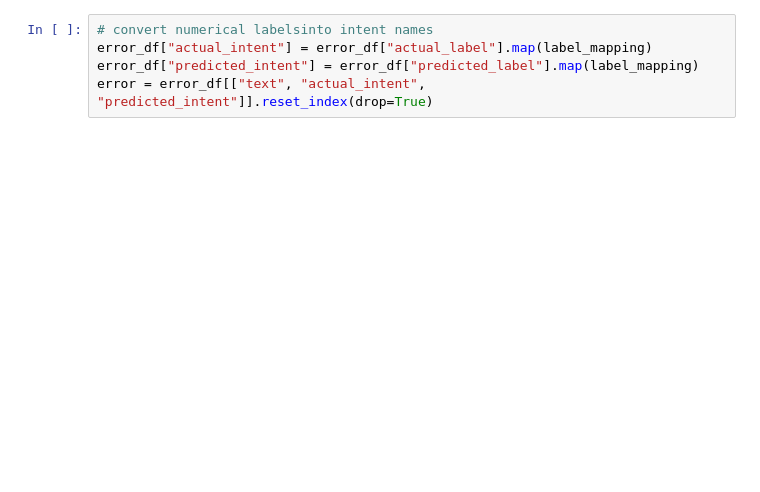
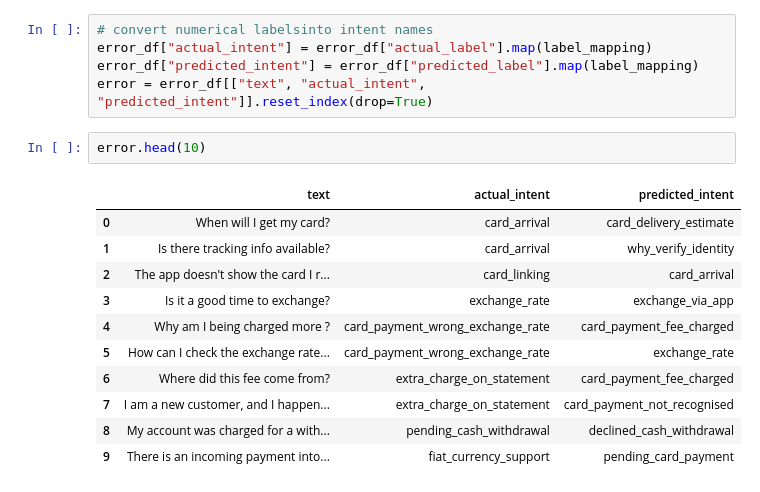
Before and after one commit to toludoyin/BERT-based-intelligent-ticket-classification, a Jupyter notebook: ticket-classification.ipynb, the cells around one changed output. Drawn from its saved outputs; the diff is of its cells as text; blank space fills up the shorter version.

```diff
--- a/ticket-classification.ipynb
+++ b/ticket-classification.ipynb
@@ -536,6 +536,20 @@ Misclassification rate: 9.59%
 error_df["actual_intent"] = error_df["actual_label"].map(label_mapping)
 error_df["predicted_intent"] = error_df["predicted_label"].map(label_mapping)
 error = error_df[["text", "actual_intent", "predicted_intent"]].reset_index(drop=True)
+# %%
+error.head(10)
+# %% [output]
+|  | text | actual_intent | predicted_intent |
+| 0 | When will I get my card? | card_arrival | card_delivery_estimate |
+| 1 | Is there tracking info available? | card_arrival | why_verify_identity |
+| 2 | The app doesn't show the card I r... | card_linking | card_arrival |
+| 3 | Is it a good time to exchange? | exchange_rate | exchange_via_app |
+| 4 | Why am I being charged more ? | card_payment_wrong_exchange_rate | card_payment_fee_charged |
+| 5 | How can I check the exchange rate... | card_payment_wrong_exchange_rate | exchange_rate |
+| 6 | Where did this fee come from? | extra_charge_on_statement | card_payment_fee_charged |
+| 7 | I am a new customer, and I happen... | extra_charge_on_statement | card_payment_not_recognised |
+| 8 | My account was charged for a with... | pending_cash_withdrawal | declined_cash_withdrawal |
+| 9 | There is an incoming payment into... | fiat_currency_support | pending_card_payment |
 # %%
 # most frequent classification mistake
 error_pattern = (error.groupby(["actual_intent", "predicted_intent"]).size()
```
Also changed, not shown: parts of 7 cells of this notebook.
